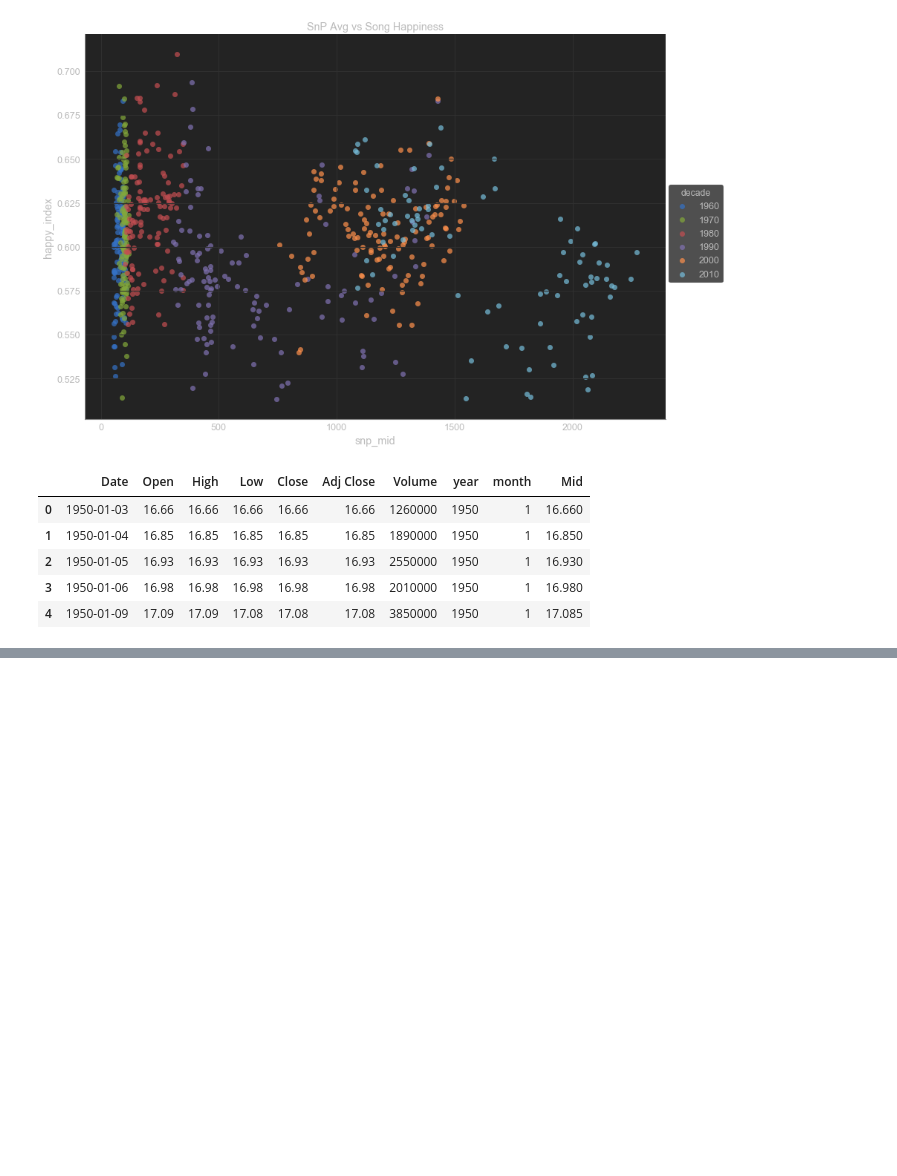
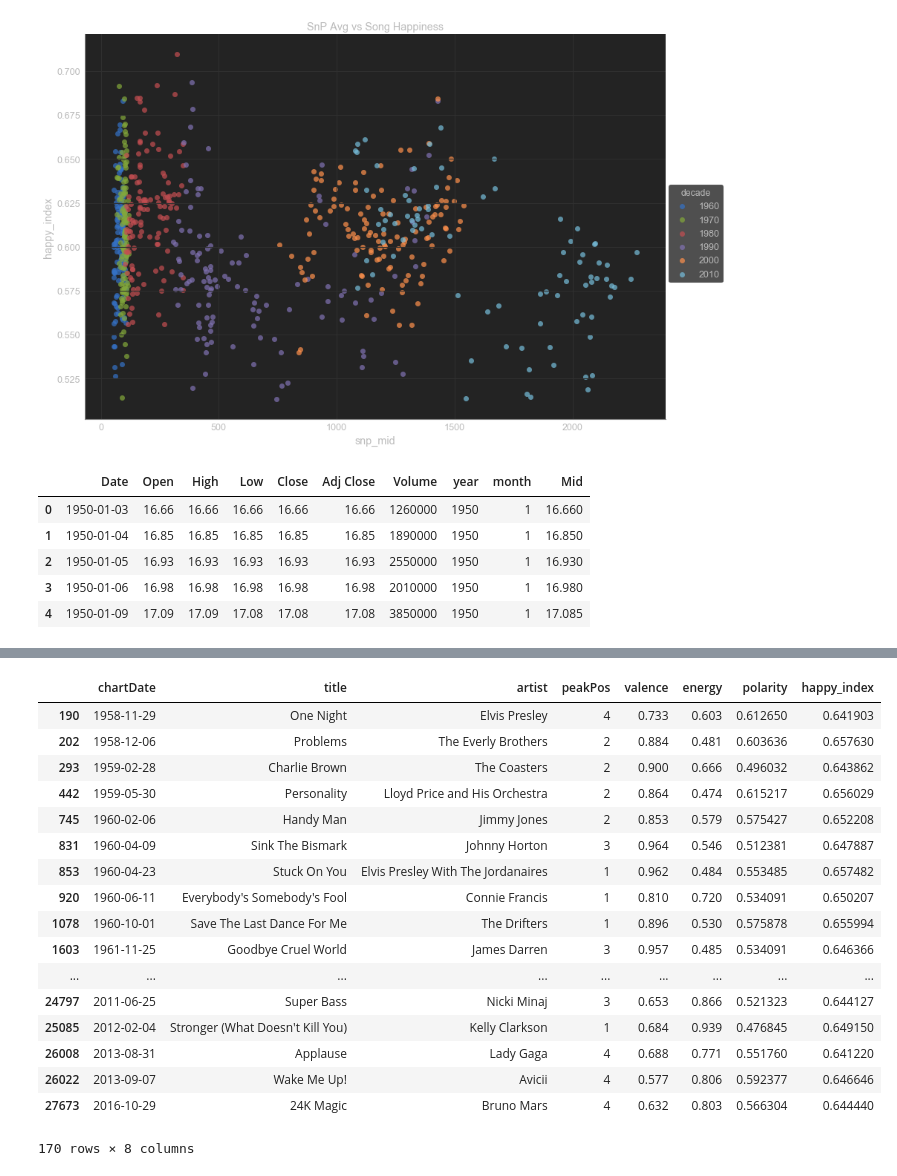
Before and after one commit to akraemer007/what_exactly_are_we_turning_down_for_again, a Jupyter notebook: EDA/eda.ipynb, the cells around one changed output, grey strips where cells are left out. Drawn from its saved outputs; the diff is of its cells as text; code cells hidden in the pictures; blank space fills up the shorter version.

```diff
--- a/EDA/eda.ipynb
+++ b/EDA/eda.ipynb
@@ -310,0 +327,21 @@ snp_df.head()
+# %%
+quick_filter(df, (df['happy_index'] < .66) & (df['happy_index'] > .64))
+# %% [output]
+|  | chartDate | title | artist | peakPos | valence | energy | polarity | happy_index |
+| 190 | 1958-11-29 | One Night | Elvis Presley | 4 | 0.733 | 0.603 | 0.612650 | 0.641903 |
+| 202 | 1958-12-06 | Problems | The Everly Brothers | 2 | 0.884 | 0.481 | 0.603636 | 0.657630 |
+| 293 | 1959-02-28 | Charlie Brown | The Coasters | 2 | 0.900 | 0.666 | 0.496032 | 0.643862 |
+| 442 | 1959-05-30 | Personality | Lloyd Price and His Orchestra | 2 | 0.864 | 0.474 | 0.615217 | 0.656029 |
+| 745 | 1960-02-06 | Handy Man | Jimmy Jones | 2 | 0.853 | 0.579 | 0.575427 | 0.652208 |
+| 831 | 1960-04-09 | Sink The Bismark | Johnny Horton | 3 | 0.964 | 0.546 | 0.512381 | 0.647887 |
+| 853 | 1960-04-23 | Stuck On You | Elvis Presley With The Jordanaires | 1 | 0.962 | 0.484 | 0.553485 | 0.657482 |
+| 920 | 1960-06-11 | Everybody's Somebody's Fool | Connie Francis | 1 | 0.810 | 0.720 | 0.534091 | 0.650207 |
+| 1078 | 1960-10-01 | Save The Last Dance For Me | The Drifters | 1 | 0.896 | 0.530 | 0.575878 | 0.655994 |
+| 1603 | 1961-11-25 | Goodbye Cruel World | James Darren | 3 | 0.957 | 0.485 | 0.534091 | 0.646366 |
+| ... | ... | ... | ... | ... | ... | ... | ... | ... |
+| 24797 | 2011-06-25 | Super Bass | Nicki Minaj | 3 | 0.653 | 0.866 | 0.521323 | 0.644127 |
+| 25085 | 2012-02-04 | Stronger (What Doesn't Kill You) | Kelly Clarkson | 1 | 0.684 | 0.939 | 0.476845 | 0.649150 |
+| 26008 | 2013-08-31 | Applause | Lady Gaga | 4 | 0.688 | 0.771 | 0.551760 | 0.641220 |
+| 26022 | 2013-09-07 | Wake Me Up! | Avicii | 4 | 0.577 | 0.806 | 0.592377 | 0.646646 |
+| 27673 | 2016-10-29 | 24K Magic | Bruno Mars | 4 | 0.632 | 0.803 | 0.566304 | 0.644440 |
+170 rows × 8 columns
```
Also changed, not shown: parts of 2 cells of this notebook, 2 other files.
